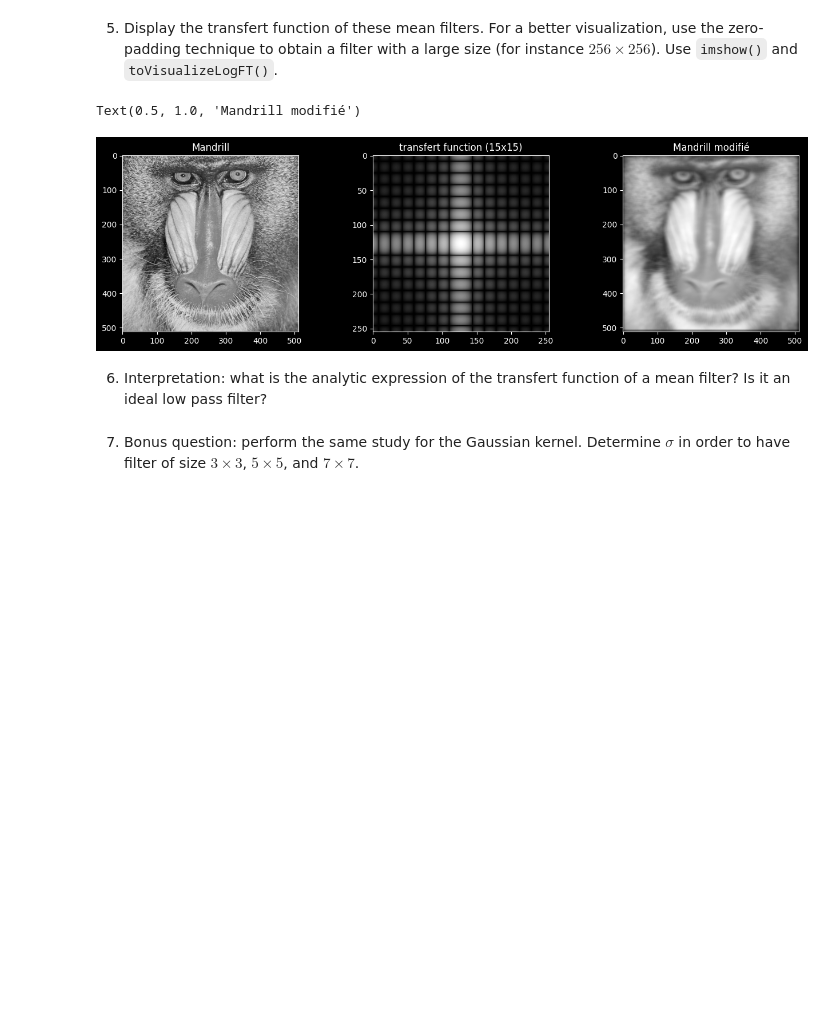
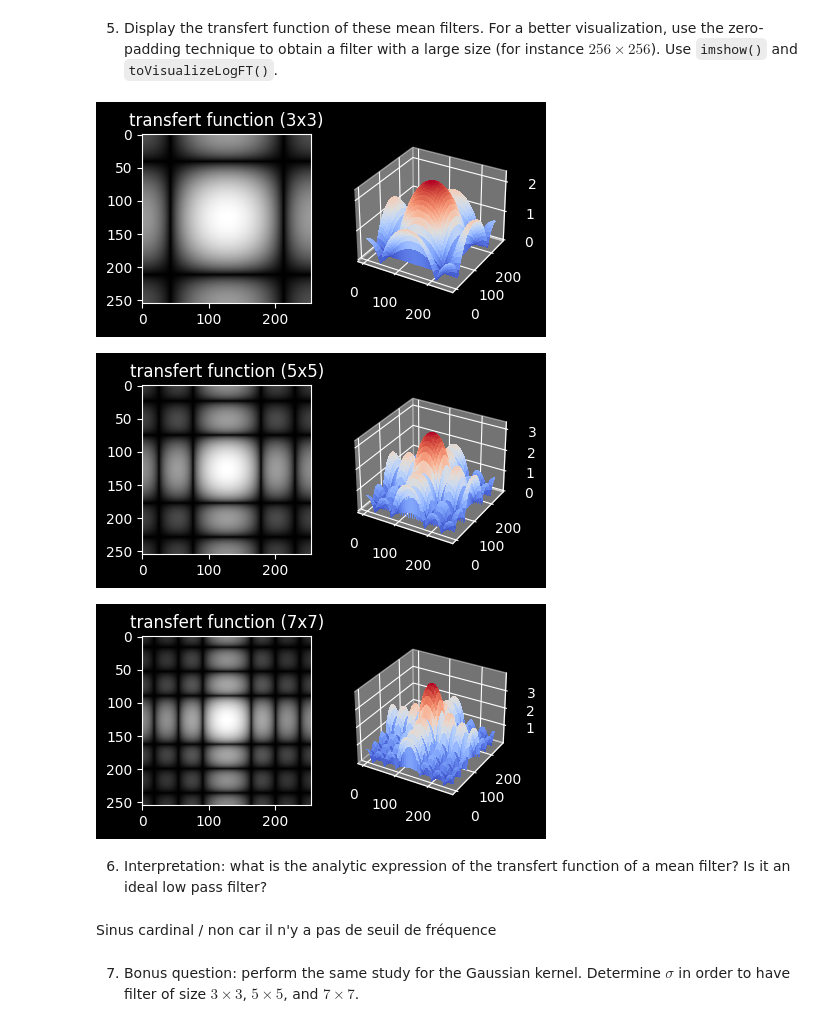
Before and after one commit to HugoRdet/BIMA, a Jupyter notebook: TME4/TME4.ipynb, the cells around one changed output. Drawn from its saved outputs; the diff is of its cells as text; code cells hidden in the pictures; blank space fills up the shorter version.

```diff
--- a/TME4/TME4.ipynb
+++ b/TME4/TME4.ipynb
@@ -163,22 +173,30 @@ display_gif("smoothing_test.gif")
 # %% [markdown]
 5. Display the transfert function of these mean filters. For a better visualization, use the zero-padding technique to obtain a filter with a large size (for instance $256\times 256$). Use `imshow()` and `toVisualizeLogFT()`.
 # %%
-kernel_size=15
-fig = plt.figure(figsize=plt.figaspect(0.25))
-ax = fig.add_subplot(1, 3, 1)
-ax.imshow(singe,cmap="gray")
-ax.set_title("Mandrill")
-ax = fig.add_subplot(1, 3, 2)
-ax.imshow(np.log(1+np.abs(np.fft.fftshift(np.fft.fft2(imagePad(np.ones((kernel_size,kernel_size)),np.zeros((256-kernel_size,256-kernel_size))))))),cmap="gray")
-ax.set_title("transfert function ("+str(kernel_size)+"x"+str(kernel_size)+")")
-ax = fig.add_subplot(1, 3, 3)
-ax.imshow(conv2(singe,np.ones((kernel_size,kernel_size))),cmap="gray")
-ax.set_title("Mandrill modifié")
+def display_transfert(size):
+    fig = plt.figure(figsize=plt.figaspect(1.))
+    ax = fig.add_subplot(1, 2, 1)
+    kernel_size=3
+    F=np.log(1+np.abs(np.fft.fftshift(np.fft.fft2(imagePad(np.ones((size,size)),np.zeros((256-size,256-size)))))))
+    ax.imshow(F,cmap="gray")
+    ax.set_title("transfert function ("+str(size)+"x"+str(size)+")")
+
+    ax = fig.add_subplot(1, 2, 2, projection='3d')
+    X,Y = np.meshgrid(range(F.shape[1]), range(F.shape[0]))
+    ax.plot_surface(X, Y, F, linewidth=0,cmap=cm.coolwarm, antialiased=False)
+
+
+display_transfert(3)
+display_transfert(5)
+display_transfert(7)
 # %% [output]
-Text(0.5, 1.0, 'Mandrill modifié')
-[figure, old version]
+[figure, new version]
+[figure, added]
+[figure, added]
 # %% [markdown]
 6. Interpretation: what is the analytic expression of the transfert function of a mean filter? Is  it an ideal low pass filter?
+# %% [markdown]
+Sinus cardinal / non car il n'y a pas de seuil de fréquence
 # %% [markdown]
 7. Bonus question: perform the same study for the Gaussian kernel. Determine $\sigma$ in order to have filter of size $3\times3$, $5\times5$, and $7\times7$.
 # %%
```
Also changed, not shown: parts of 11 cells of this notebook.
